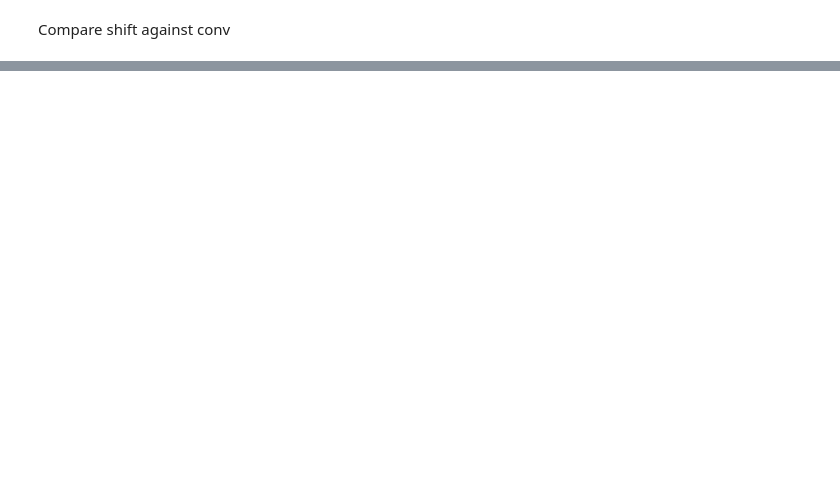
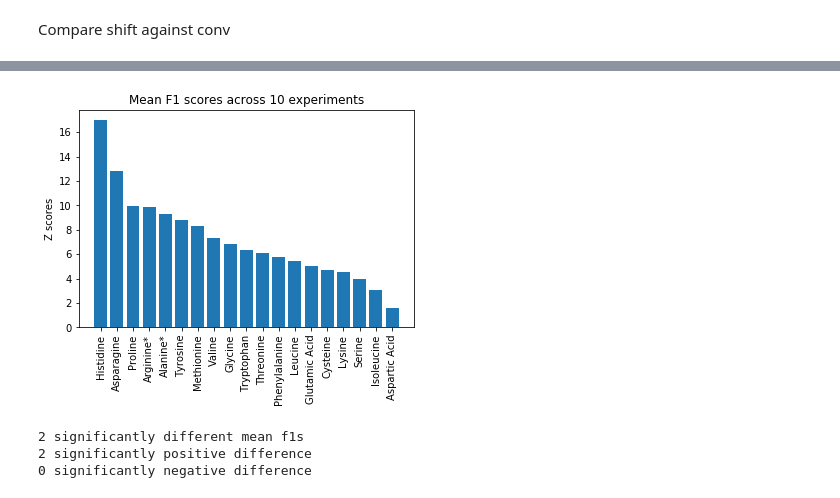
Before and after one commit to sdrogers/nnpredict, a Jupyter notebook: Code/Python/Shifts_vs_Conv.ipynb, the cells around one changed output, grey strips where cells are left out. Drawn from its saved outputs; the diff is of its cells as text; code cells hidden in the pictures; blank space fills up the shorter version.

```diff
--- a/Code/Python/Shifts_vs_Conv.ipynb
+++ b/Code/Python/Shifts_vs_Conv.ipynb
@@ -378,6 +545,10 @@ Compare shift against conv
 differences = []
 z_differences = []
 pvalues = []
+
+f1_differences = []
+f1_z_differences = []
+f1_pvalues = []
 
 for i, amino_acid_auc in enumerate(mean_shift_aucs):
     shift_amino_acid, shift_auc = amino_acid_auc
@@ -389,12 +560,27 @@ for i, amino_acid_auc in enumerate(mean_shift_aucs):
 
     t_test = wilcoxon(conv_aucs[i], shift_aucs[i])
     pvalues.append((shift_amino_acid, t_test.pvalue))
+
+for i, amino_acid_auc in enumerate(mean_shift_f1s):
+    shift_amino_acid, shift_f1 = amino_acid_auc
+    conv_amino_acid, conv_f1 = mean_conv_f1s[i]
+    f1_z_score = float(shift_f1 - conv_f1)/(((shift_f1_stds[i][1]**2)+(conv_f1_stds[i][1]**2))**(float(1)/2))
+
+    f1_differences.append((shift_amino_acid, shift_f1-conv_f1))
+    f1_z_differences.append((shift_amino_acid, f1_z_score))
+
+    t_test = wilcoxon(conv_f1s[i], shift_f1s[i])
+    f1_pvalues.append((shift_amino_acid, t_test.pvalue))
 # %%
 differences.sort(key=lambda x: float(x[1]))
 z_differences.sort(key=lambda x: float(x[1]))
+f1_differences.sort(key=lambda x: float(x[1]))
+f1_z_differences.sort(key=lambda x: float(x[1]))
 
 differences.reverse()
 z_differences.reverse()
+f1_differences.reverse()
+f1_z_differences.reverse()
 # %%
 ranked_pvalues_with_critical_value, max_pvalue_less_than_crit_rank = benjamini_fdr(pvalues)
 stat_significant_results = ranked_pvalues_with_critical_value[:max_pvalue_less_than_crit_rank]
@@ -426,3 +612,34 @@ print("{} significantly negative difference".format(len(negative_result)))
 2 significantly different mean aucs
 2 significantly positive difference
 0 significantly negative difference
+# %%
+ranked_f1_pvalues_with_critical_value, max_f1_pvalue_less_than_crit_rank = benjamini_fdr(f1_pvalues)
+f1_stat_significant_results = ranked_f1_pvalues_with_critical_value[:max_f1_pvalue_less_than_crit_rank]
+f1_stat_significant_aa = [result[0] for result in f1_stat_significant_results]
+# %%
+amino_acids = [aa[0] + "*" if aa[0] in f1_stat_significant_aa else aa[0] for aa in f1_differences]
+
+z_aa = [aa[0] + "*" if aa[0] in f1_stat_significant_aa else aa[0] for aa in f1_z_differences]
+
+score_differences = [aa[1] for aa in f1_differences]
+z_scores = [aa[1] for aa in f1_z_differences]
+# %%
+error_config = {'ecolor': '0.05'}
+
+plt.title("Mean F1 scores across 10 experiments")
+plt.bar(z_aa, z_scores, align='center')
+plt.xticks(rotation=90)
+plt.ylabel("Z scores")
+plt.show()
+
+positive_result = [result for result in f1_differences if result[1] > 0 and result[0] in f1_stat_significant_aa]
+negative_result = [result for result in f1_differences if result[1] < 0 and result[0] in f1_stat_significant_aa]
+
+print("{} significantly different mean f1s".format(max_f1_pvalue_less_than_crit_rank))
+print("{} significantly positive difference".format(len(positive_result)))
+print("{} significantly negative difference".format(len(negative_result)))
+# %% [output]
+[figure, added]
+2 significantly different mean f1s
+2 significantly positive difference
+0 significantly negative difference
```
Also changed, not shown: parts of 7 cells of this notebook.
